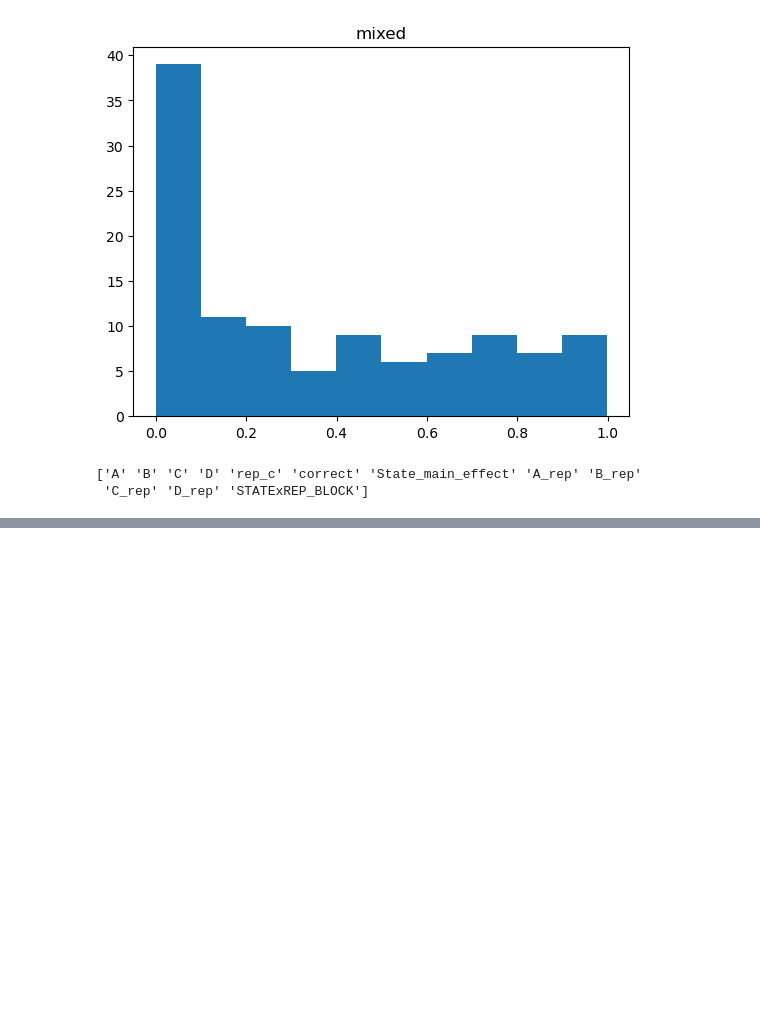
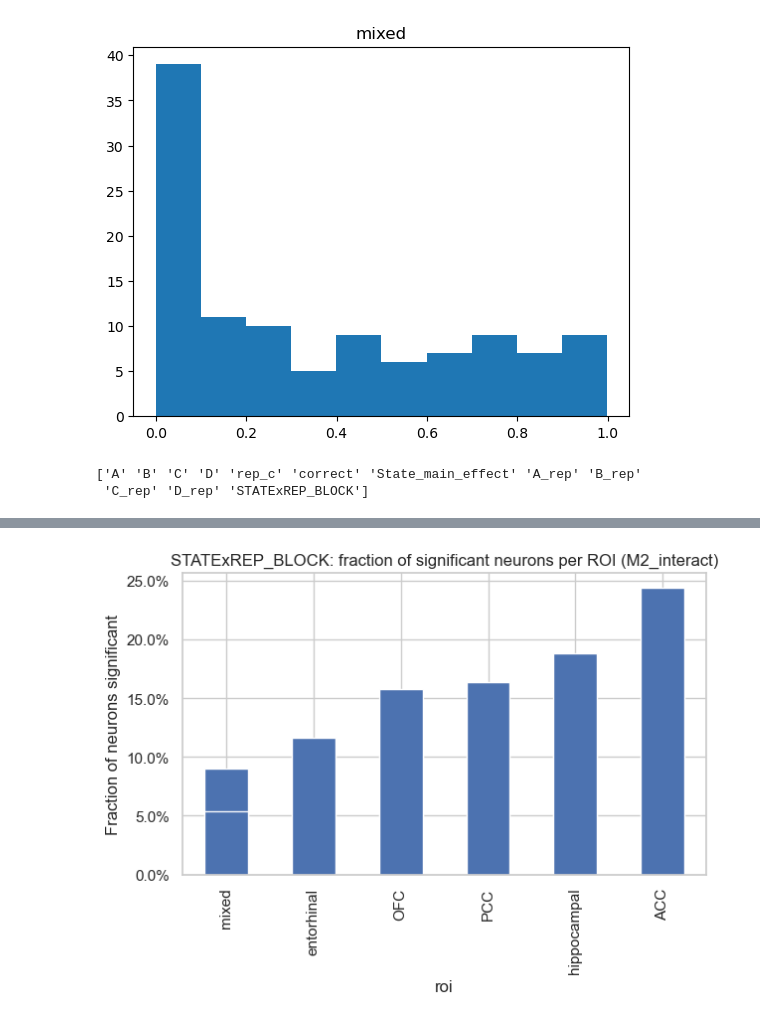
Before and after one commit to svennikue/multiple_clocks_repo, a Jupyter notebook: scripts/EASY linear cell models.ipynb, the cells around one changed output, grey strips where cells are left out. Cells and saved outputs as stored; diff of their text form; code cells hidden in the pictures; blank space fills up the shorter version.

```diff
--- a/scripts/EASY linear cell models.ipynb
+++ b/scripts/EASY linear cell models.ipynb
@@ -1771,0 +1948,35 @@ def plot_roi_state_terms(results_df: pd.DataFrame, alpha=0.05, model="M1_main",
+# %%
+#5. Overview of block F-tests per ROI (state main effect / interaction)
+#Quick view of how many cells per area show state main effect or state×rep interaction.
+def plot_block_F_overview(results_df, term="State_main_effect",
+                          model="M1_main", alpha=0.05,
+                          correction="bonferroni"):
+    """
+    For block terms (State_main_effect, STATExREP_BLOCK),
+    plot fraction of neurons significant per ROI.
+    """
+    df = _add_significance_flags(results_df, model=model,
+                                 alpha=alpha, correction=correction)
+    df = df[df["term"] == term].copy()
+
+    total_neurons = df.groupby("roi")["neuron"].nunique()
+    sig_counts = df[df["is_sig"]].groupby("roi")["neuron"].nunique()
+    frac = (sig_counts / total_neurons).fillna(0)
+
+    ax = frac.sort_values().plot(kind="bar")
+    ax.set_ylabel("Fraction of neurons significant")
+    ax.yaxis.set_major_formatter(plt.matplotlib.ticker.PercentFormatter(1.0))
+    ax.set_title(f"{term}: fraction of significant neurons per ROI ({model})")
+    plt.tight_layout()
+    return ax
+# %%
+plot_block_F_overview(results_df,
+                      term="State_main_effect",
+                      model="M1_main")
+
+plot_block_F_overview(results_df,
+                      term="STATExREP_BLOCK",
+                      model="M2_interact")
+plt.show()
+# %% [output]
+[figure, added]
```
Also changed, not shown: parts of 13 cells of this notebook, 4 other files.
